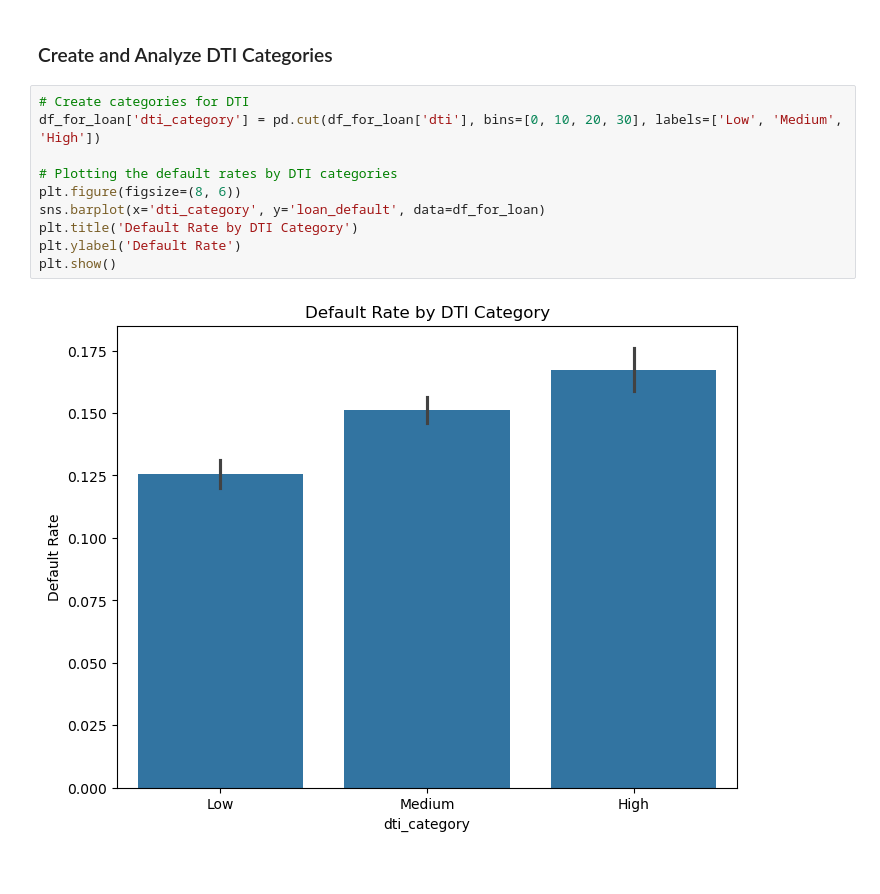
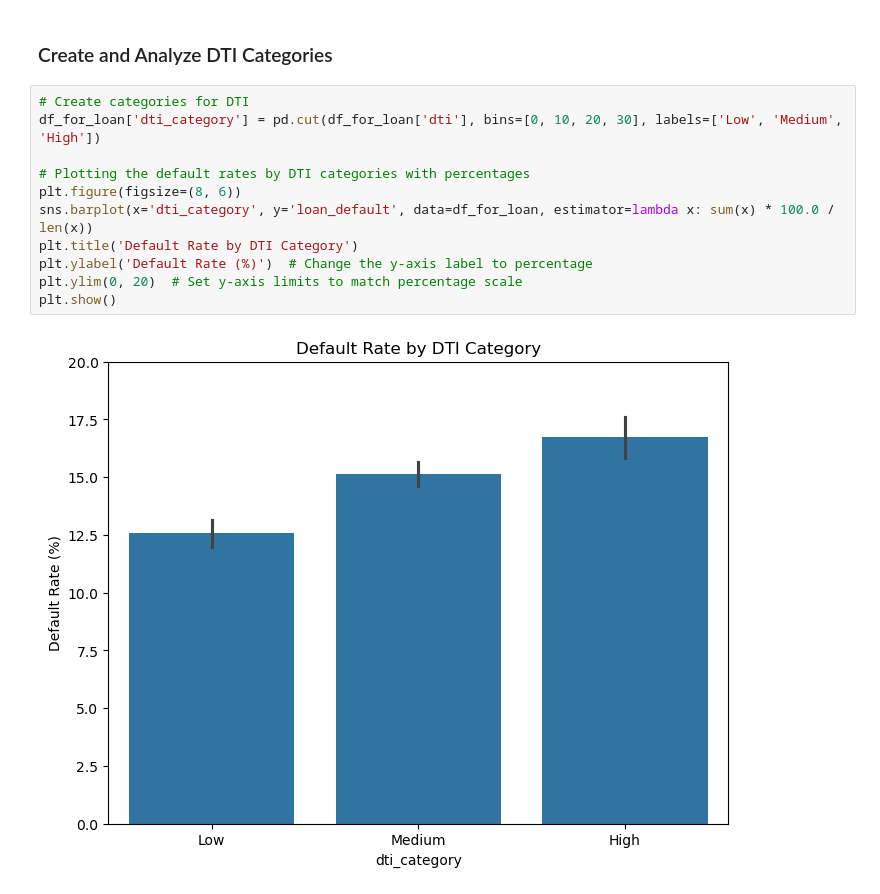
Before and after one commit to mintughosh/LendingClubCaseStudy, a Jupyter notebook: LendingClubCaseSyudy.ipynb, the cells around one changed output. Saved outputs shown, nothing was run; the diff lists cells and outputs as text.

```diff
--- a/LendingClubCaseSyudy.ipynb
+++ b/LendingClubCaseSyudy.ipynb
@@ -357,12 +364,13 @@ plt.show()
 # %%
 # Create categories for DTI
 df_for_loan['dti_category'] = pd.cut(df_for_loan['dti'], bins=[0, 10, 20, 30], labels=['Low', 'Medium', 'High'])
 
-# Plotting the default rates by DTI categories
+# Plotting the default rates by DTI categories with percentages
 plt.figure(figsize=(8, 6))
-sns.barplot(x='dti_category', y='loan_default', data=df_for_loan)
+sns.barplot(x='dti_category', y='loan_default', data=df_for_loan, estimator=lambda x: sum(x) * 100.0 / len(x))
 plt.title('Default Rate by DTI Category')
-plt.ylabel('Default Rate')
+plt.ylabel('Default Rate (%)')  # Change the y-axis label to percentage
+plt.ylim(0, 20)  # Set y-axis limits to match percentage scale
 plt.show()
 # %% [output]
-[figure, old version]
+[figure, new version]
```
Also changed, not shown: parts of 5 cells of this notebook.
